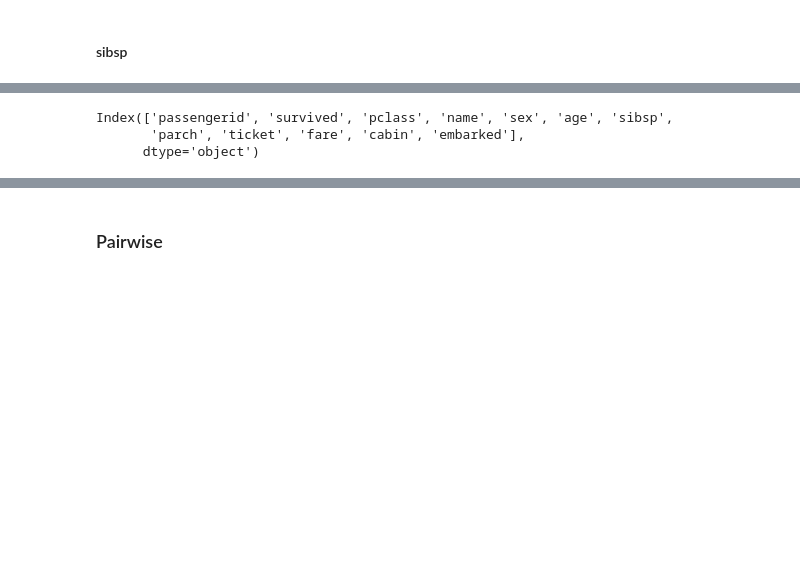
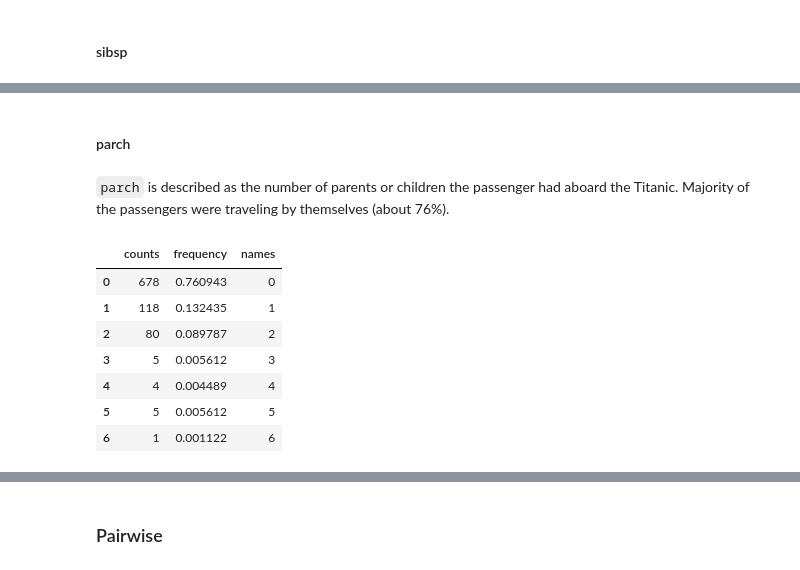
Before and after one commit to jay619/Kaggle-Competitions, a Jupyter notebook: 1-Titanic/src/test.ipynb, the cells around one changed output, grey strips where cells are left out. Drawn from its saved outputs; the diff is of its cells as text; code cells hidden in the pictures; blank space fills up the shorter version.

```diff
--- a/1-Titanic/src/test.ipynb
+++ b/1-Titanic/src/test.ipynb
@@ -154,8 +159,17 @@ plot_bokeh_vbar(train_data, "sibsp")
 [interactive output not drawn]
 [interactive output not drawn]
-# %%
-train_data.columns
-# %% [output]
-Index(['passengerid', 'survived', 'pclass', 'name', 'sex', 'age', 'sibsp',
-       'parch', 'ticket', 'fare', 'cabin', 'embarked'],
-      dtype='object')
+# %% [markdown]
+#### parch
+# %% [markdown]
+`parch` is described as the number of parents or children the passenger had aboard the Titanic. Majority of the passengers were traveling by themselves (about 76%).
+# %%
+describe_category(train_data["parch"])
+# %% [output]
+|  | counts | frequency | names |
+| 0 | 678 | 0.760943 | 0 |
+| 1 | 118 | 0.132435 | 1 |
+| 2 | 80 | 0.089787 | 2 |
+| 3 | 5 | 0.005612 | 3 |
+| 4 | 4 | 0.004489 | 4 |
+| 5 | 5 | 0.005612 | 5 |
+| 6 | 1 | 0.001122 | 6 |
```
Also changed, not shown: parts of 12 cells of this notebook, 1 other file.
